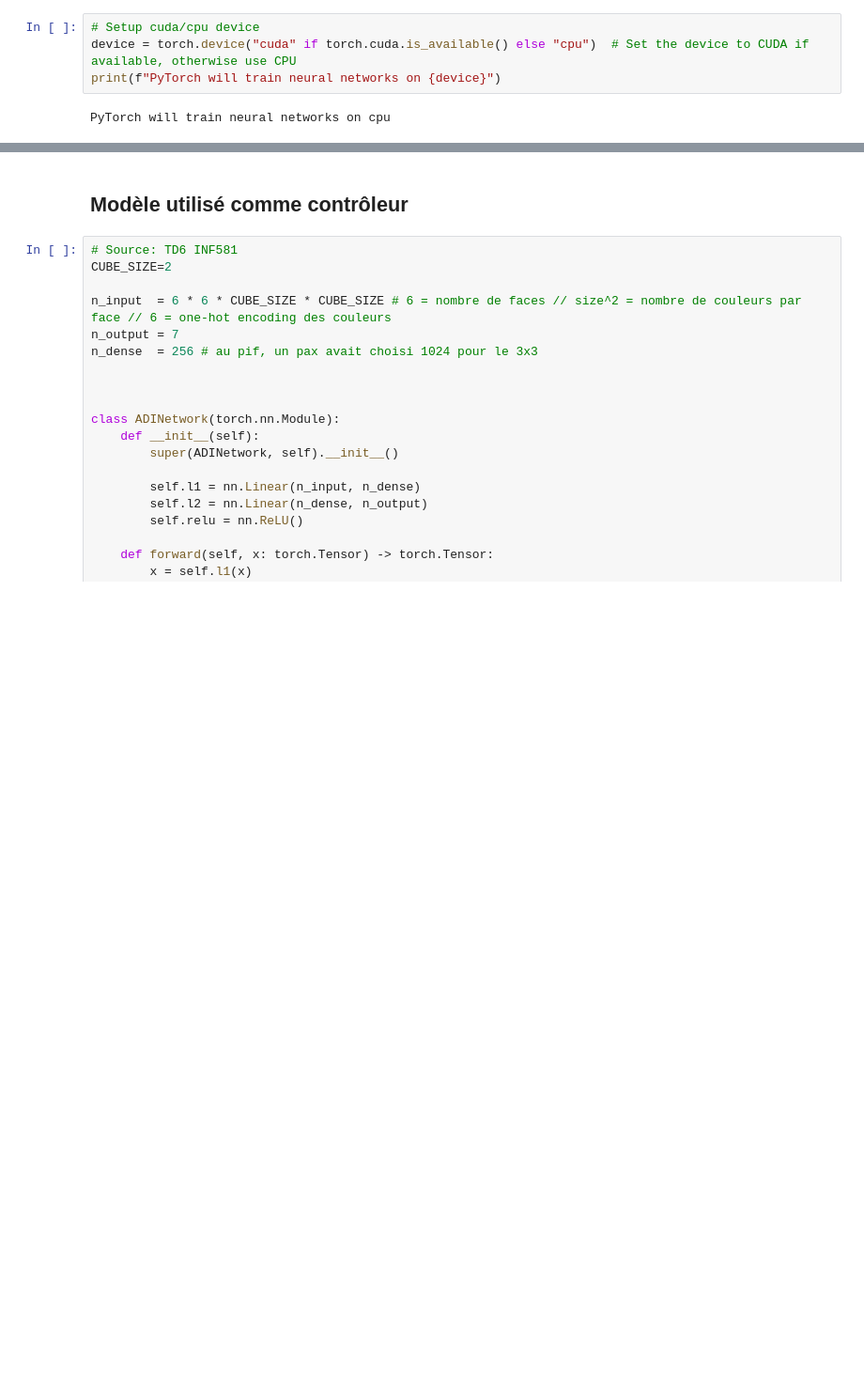
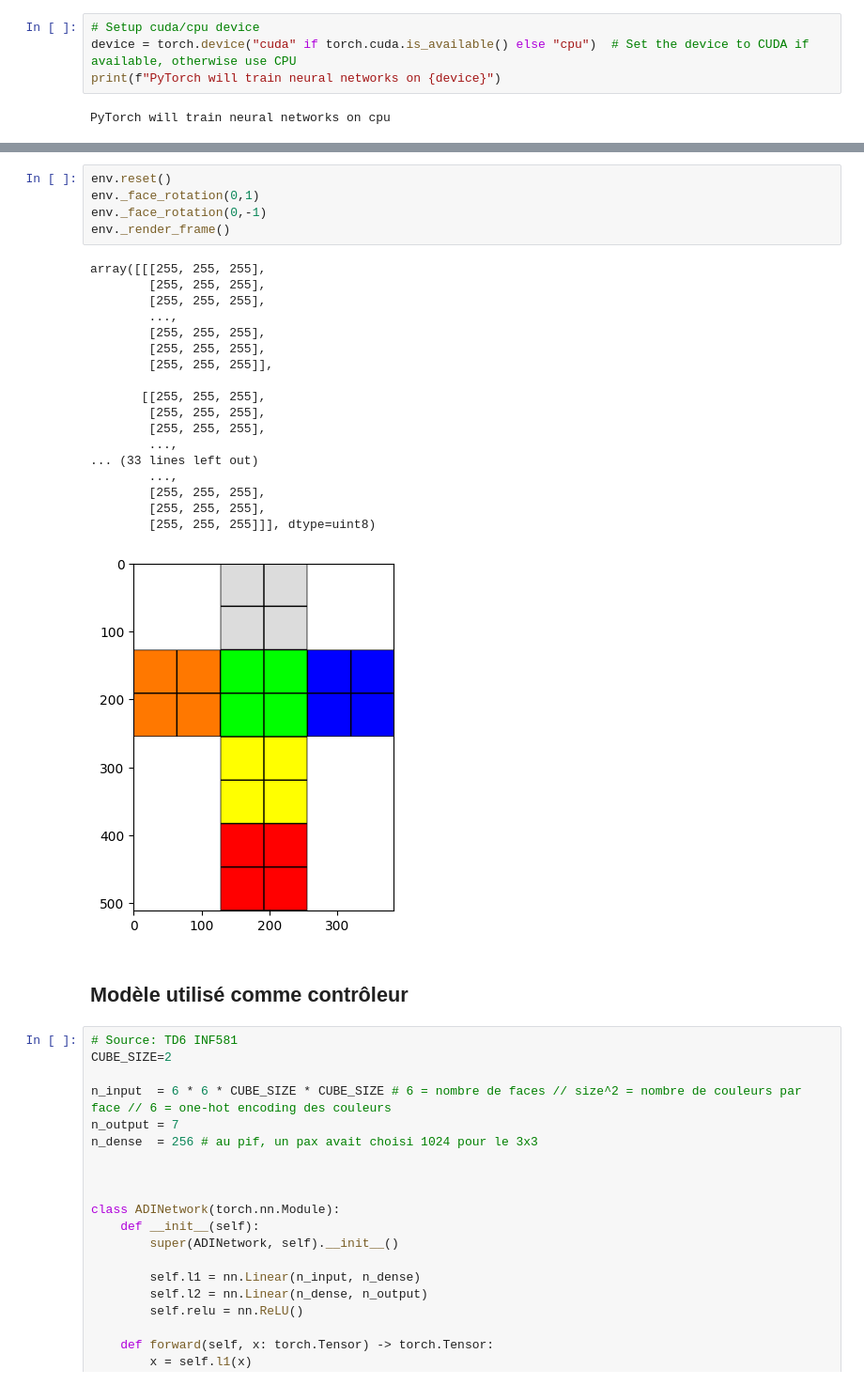
Before and after one commit to jacedoir/INF581_Cube, a Jupyter notebook: adi.ipynb, the cells around one changed output, grey strips where cells are left out. Shown: that part at 94% size. Drawn from its saved outputs; the diff is of its cells as text; blank space fills up the shorter version.

```diff
--- a/adi.ipynb
+++ b/adi.ipynb
@@ -65,3 +62,27 @@ tensor([0., 0., 0., 1., 0., 0., 0., 0., 0., 1., 0., 0., 0., 0., 0., 1., 0., 0.,
+# %%
+env.reset()
+env._face_rotation(0,1)
+env._face_rotation(0,-1)
+env._render_frame()
+# %% [output]
+array([[[255, 255, 255],
+        [255, 255, 255],
+        [255, 255, 255],
+        ...,
+        [255, 255, 255],
+        [255, 255, 255],
+        [255, 255, 255]],
+
+       [[255, 255, 255],
+        [255, 255, 255],
+        [255, 255, 255],
+        ...,
+... (33 lines left out)
+        ...,
+        [255, 255, 255],
+        [255, 255, 255],
+        [255, 255, 255]]], dtype=uint8)
+[figure, added]
 # %% [markdown]
 ## Modèle utilisé comme contrôleur
 # %%
```
Also changed, not shown: parts of 2 cells of this notebook, 1 other file.
